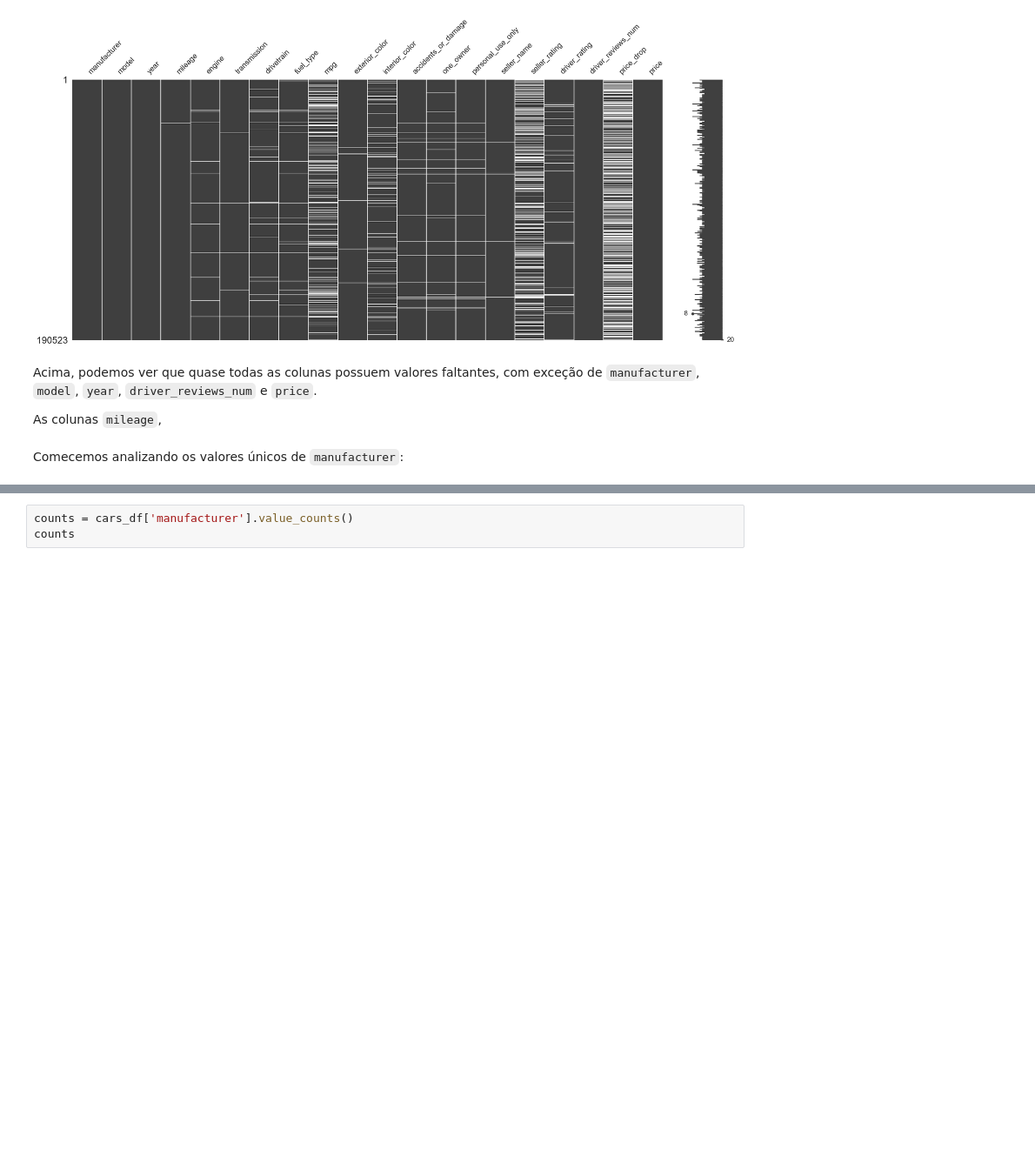
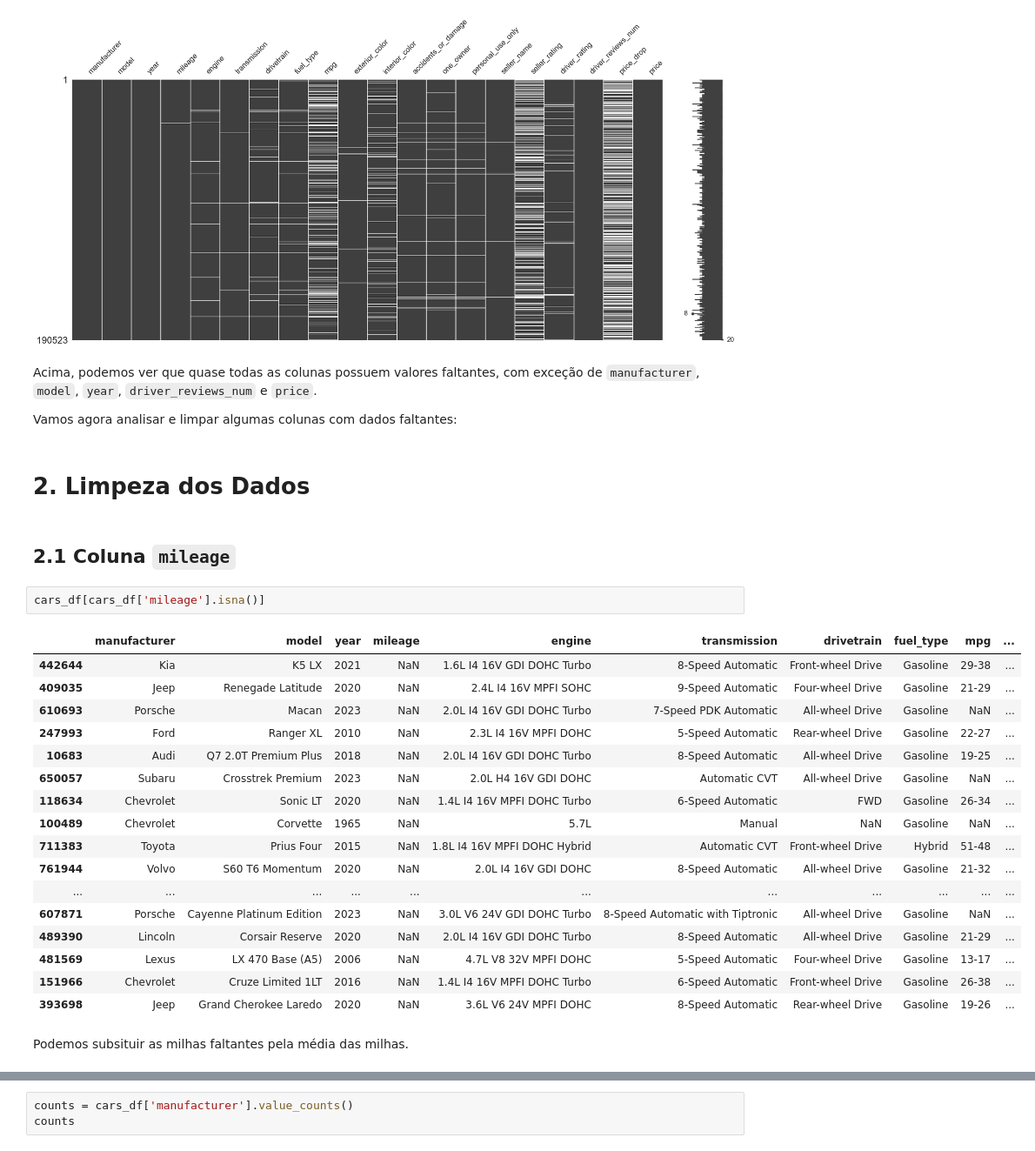
Before and after one commit to BaRobles/Compass_Data_Science, a Jupyter notebook: Sprint-2/Sprint 2.ipynb, the cells around one changed output, grey strips where cells are left out. Shown at 87% size. Saved outputs shown, nothing was run; the diff lists cells and outputs as text; blank space fills up the shorter version.

````diff
--- a/Sprint-2/Sprint 2.ipynb
+++ b/Sprint-2/Sprint 2.ipynb
@@ -123,6 +125,30 @@ plt.show()
 # %% [markdown]
 Acima, podemos ver que quase todas as colunas possuem valores faltantes, com exceção de ```manufacturer```, ```model```, ```year```, ```driver_reviews_num``` e ```price```.
 
-As colunas ```mileage```,
+Vamos agora analisar e limpar algumas colunas com dados faltantes:
-# %% [markdown]
-Comecemos analizando os valores únicos de ```manufacturer```:
+# %% [markdown]
+# 2. Limpeza dos Dados
+# %% [markdown]
+## 2.1 Coluna ```mileage```
+# %%
+cars_df[cars_df['mileage'].isna()]
+# %% [output]
+|  | manufacturer | model | year | mileage | engine | transmission | drivetrain | fuel_type | mpg | ... |
+| 442644 | Kia | K5 LX | 2021 | NaN | 1.6L I4 16V GDI DOHC Turbo | 8-Speed Automatic | Front-wheel Drive | Gasoline | 29-38 | ... |
+| 409035 | Jeep | Renegade Latitude | 2020 | NaN | 2.4L I4 16V MPFI SOHC | 9-Speed Automatic | Four-wheel Drive | Gasoline | 21-29 | ... |
+| 610693 | Porsche | Macan | 2023 | NaN | 2.0L I4 16V GDI DOHC Turbo | 7-Speed PDK Automatic | All-wheel Drive | Gasoline | NaN | ... |
+| 247993 | Ford | Ranger XL | 2010 | NaN | 2.3L I4 16V MPFI DOHC | 5-Speed Automatic | Rear-wheel Drive | Gasoline | 22-27 | ... |
+| 10683 | Audi | Q7 2.0T Premium Plus | 2018 | NaN | 2.0L I4 16V GDI DOHC Turbo | 8-Speed Automatic | All-wheel Drive | Gasoline | 19-25 | ... |
+| 650057 | Subaru | Crosstrek Premium | 2023 | NaN | 2.0L H4 16V GDI DOHC | Automatic CVT | All-wheel Drive | Gasoline | NaN | ... |
+| 118634 | Chevrolet | Sonic LT | 2020 | NaN | 1.4L I4 16V MPFI DOHC Turbo | 6-Speed Automatic | FWD | Gasoline | 26-34 | ... |
+| 100489 | Chevrolet | Corvette | 1965 | NaN | 5.7L | Manual | NaN | Gasoline | NaN | ... |
+| 711383 | Toyota | Prius Four | 2015 | NaN | 1.8L I4 16V MPFI DOHC Hybrid | Automatic CVT | Front-wheel Drive | Hybrid | 51-48 | ... |
+| 761944 | Volvo | S60 T6 Momentum | 2020 | NaN | 2.0L I4 16V GDI DOHC | 8-Speed Automatic | All-wheel Drive | Gasoline | 21-32 | ... |
+| ... | ... | ... | ... | ... | ... | ... | ... | ... | ... | ... |
+| 607871 | Porsche | Cayenne Platinum Edition | 2023 | NaN | 3.0L V6 24V GDI DOHC Turbo | 8-Speed Automatic with Tiptronic | All-wheel Drive | Gasoline | NaN | ... |
+| 489390 | Lincoln | Corsair Reserve | 2020 | NaN | 2.0L I4 16V GDI DOHC Turbo | 8-Speed Automatic | All-wheel Drive | Gasoline | 21-29 | ... |
+| 481569 | Lexus | LX 470 Base (A5) | 2006 | NaN | 4.7L V8 32V MPFI DOHC | 5-Speed Automatic | Four-wheel Drive | Gasoline | 13-17 | ... |
+| 151966 | Chevrolet | Cruze Limited 1LT | 2016 | NaN | 1.4L I4 16V MPFI DOHC Turbo | 6-Speed Automatic | Front-wheel Drive | Gasoline | 26-38 | ... |
+| 393698 | Jeep | Grand Cherokee Laredo | 2020 | NaN | 3.6L V6 24V MPFI DOHC | 8-Speed Automatic | Rear-wheel Drive | Gasoline | 19-26 | ... |
+# %% [markdown]
+Podemos subsituir as milhas faltantes pela média das milhas.
````
Also changed, not shown: parts of 40 cells of this notebook.
